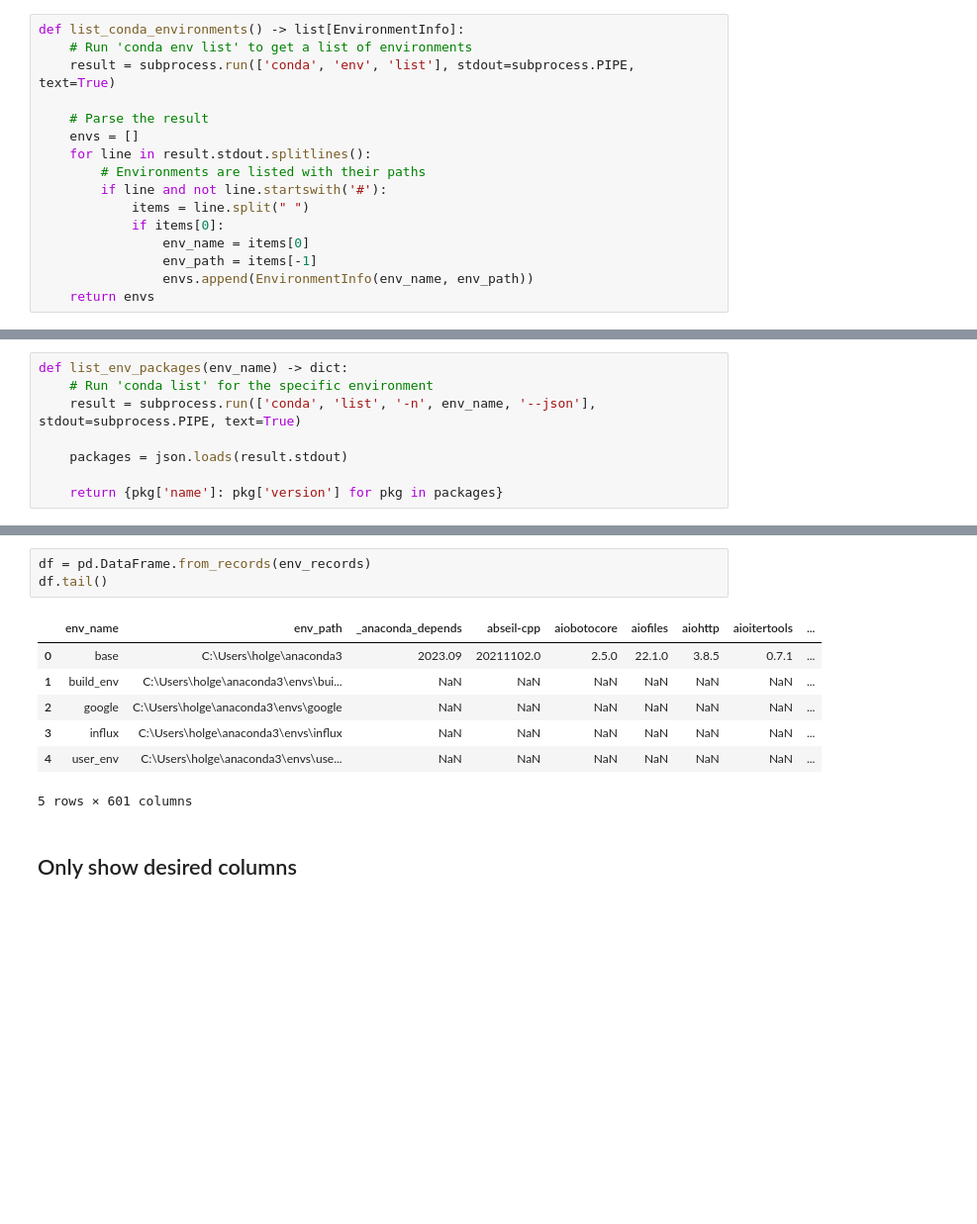
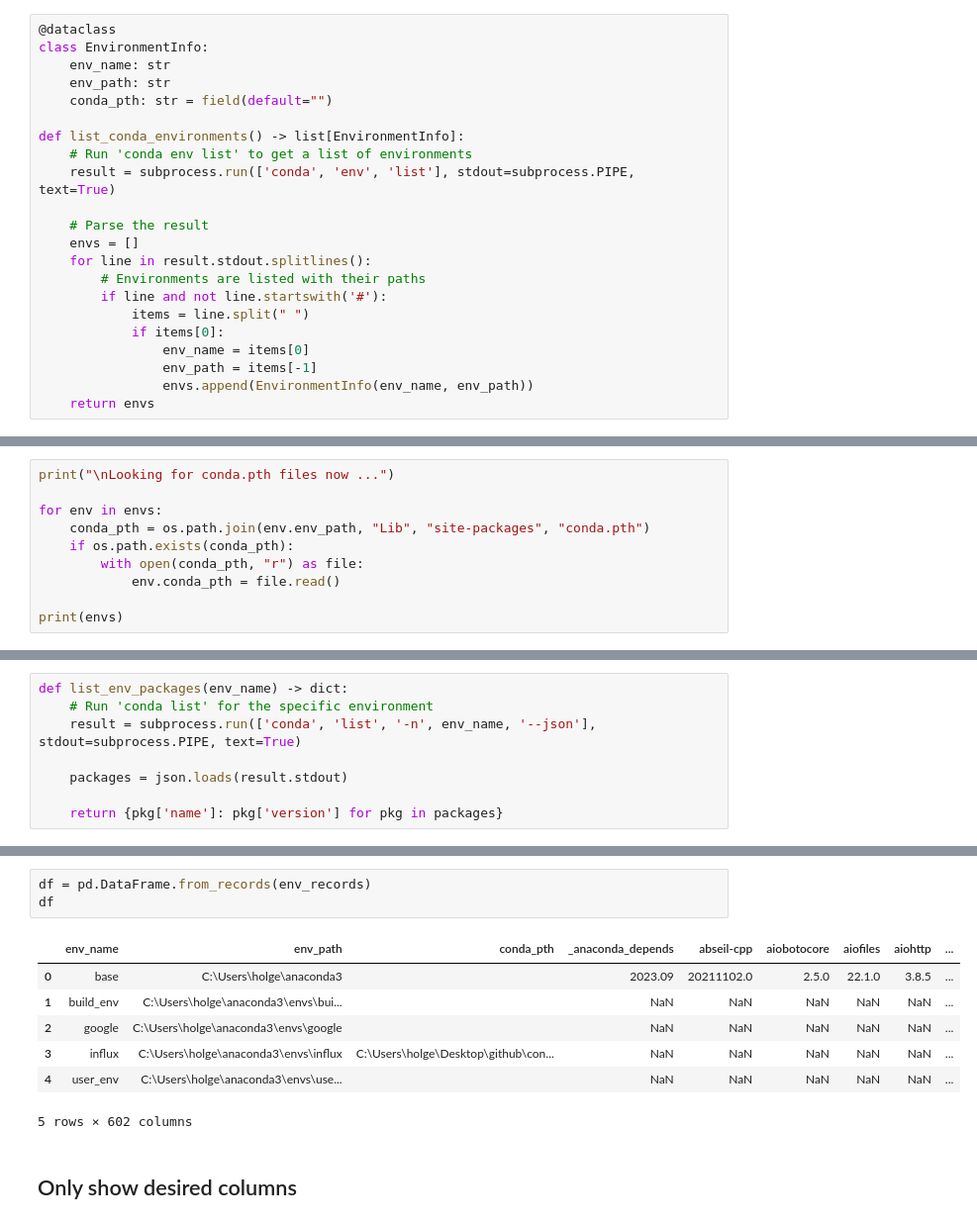
Before and after one commit to munich-ml/conda_envs_table, a Jupyter notebook: make_table.ipynb, the cells around one changed output, grey strips where cells are left out. Shown at 99% size. Saved outputs shown, nothing was run; the diff lists cells and outputs as text; blank space fills up the shorter version.

```diff
--- a/make_table.ipynb
+++ b/make_table.ipynb
@@ -12,4 +7,10 @@ class EnvironmentInfo:
 # %%
+@dataclass
+class EnvironmentInfo:
+    env_name: str
+    env_path: str
+    conda_pth: str = field(default="")
+
 def list_conda_environments() -> list[EnvironmentInfo]:
     # Run 'conda env list' to get a list of environments
     result = subprocess.run(['conda', 'env', 'list'], stdout=subprocess.PIPE, text=True)
@@ -27,0 +42,10 @@ def list_conda_environments() -> list[EnvironmentInfo]:
+# %%
+print("\nLooking for conda.pth files now ...")
+
+for env in envs:
+    conda_pth = os.path.join(env.env_path, "Lib", "site-packages", "conda.pth")
+    if os.path.exists(conda_pth):
+        with open(conda_pth, "r") as file:
+            env.conda_pth = file.read()
+
+print(envs)
@@ -51,14 +82,14 @@ for env in envs:
 # %%
 df = pd.DataFrame.from_records(env_records)
-df.tail()
+df
 # %% [output]
-|  | env_name | env_path | _anaconda_depends | abseil-cpp | aiobotocore | aiofiles | aiohttp | aioitertools | ... |
-| 0 | base | C:\Users\holge\anaconda3 | 2023.09 | 20211102.0 | 2.5.0 | 22.1.0 | 3.8.5 | 0.7.1 | ... |
-| 1 | build_env | C:\Users\holge\anaconda3\envs\bui... | NaN | NaN | NaN | NaN | NaN | NaN | ... |
-| 2 | google | C:\Users\holge\anaconda3\envs\google | NaN | NaN | NaN | NaN | NaN | NaN | ... |
-| 3 | influx | C:\Users\holge\anaconda3\envs\influx | NaN | NaN | NaN | NaN | NaN | NaN | ... |
-| 4 | user_env | C:\Users\holge\anaconda3\envs\use... | NaN | NaN | NaN | NaN | NaN | NaN | ... |
+|  | env_name | env_path | conda_pth | _anaconda_depends | abseil-cpp | aiobotocore | aiofiles | aiohttp | ... |
+| 0 | base | C:\Users\holge\anaconda3 |  | 2023.09 | 20211102.0 | 2.5.0 | 22.1.0 | 3.8.5 | ... |
+| 1 | build_env | C:\Users\holge\anaconda3\envs\bui... |  | NaN | NaN | NaN | NaN | NaN | ... |
+| 2 | google | C:\Users\holge\anaconda3\envs\google |  | NaN | NaN | NaN | NaN | NaN | ... |
+| 3 | influx | C:\Users\holge\anaconda3\envs\influx | C:\Users\holge\Desktop\github\con... | NaN | NaN | NaN | NaN | NaN | ... |
+| 4 | user_env | C:\Users\holge\anaconda3\envs\use... |  | NaN | NaN | NaN | NaN | NaN | ... |
-5 rows × 601 columns
+5 rows × 602 columns
 # %% [markdown]
 ## Only show desired columns
 # %%
```
Also changed, not shown: parts of 13 cells of this notebook, 1 other file.
